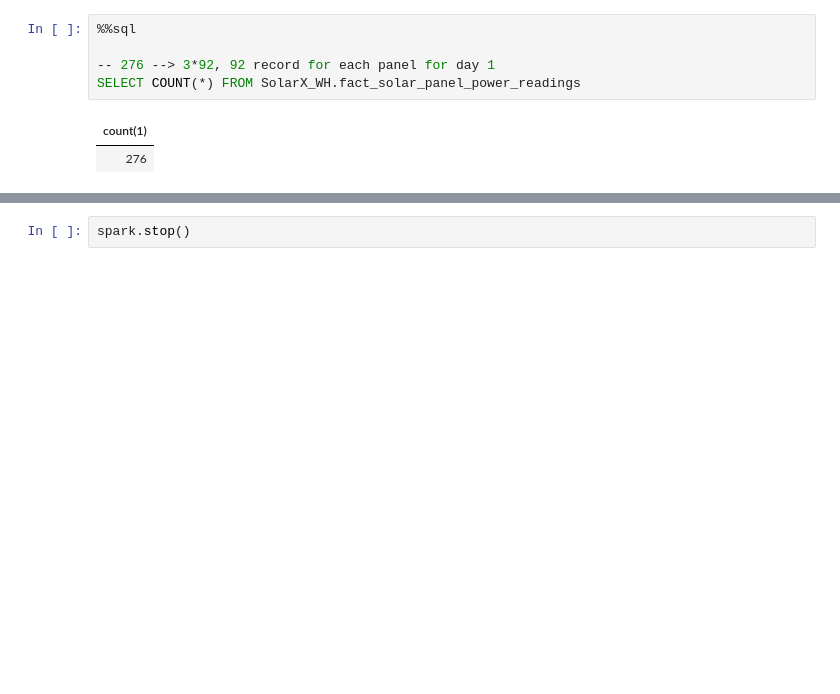
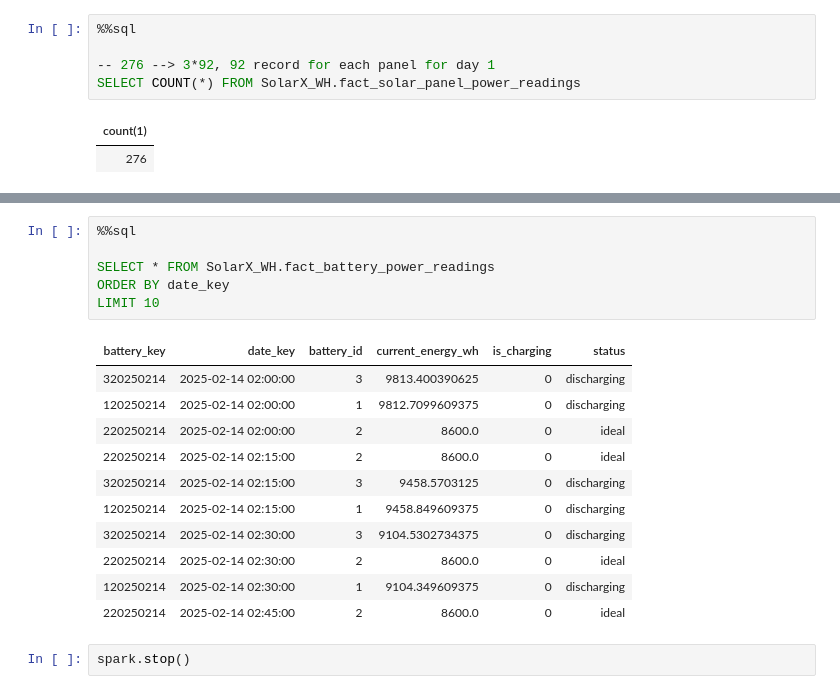
Before and after one commit to eslamdyab21/SolarX-Lakehouse, a Jupyter notebook: notebooks/wh_etl.ipynb, the cells around one changed output, grey strips where cells are left out. Drawn from its saved outputs; the diff is of its cells as text; blank space fills up the shorter version.

```diff
--- a/notebooks/wh_etl.ipynb
+++ b/notebooks/wh_etl.ipynb
@@ -1167,2 +1499,20 @@ SELECT COUNT(*) FROM SolarX_WH.fact_solar_panel_power_readings
+# %%
+%%sql
+
+SELECT * FROM SolarX_WH.fact_battery_power_readings
+ORDER BY date_key
+LIMIT 10
+# %% [output]
+| battery_key | date_key | battery_id | current_energy_wh | is_charging | status |
+| 320250214 | 2025-02-14 02:00:00 | 3 | 9813.400390625 | 0 | discharging |
+| 120250214 | 2025-02-14 02:00:00 | 1 | 9812.7099609375 | 0 | discharging |
+| 220250214 | 2025-02-14 02:00:00 | 2 | 8600.0 | 0 | ideal |
+| 220250214 | 2025-02-14 02:15:00 | 2 | 8600.0 | 0 | ideal |
+| 320250214 | 2025-02-14 02:15:00 | 3 | 9458.5703125 | 0 | discharging |
+| 120250214 | 2025-02-14 02:15:00 | 1 | 9458.849609375 | 0 | discharging |
+| 320250214 | 2025-02-14 02:30:00 | 3 | 9104.5302734375 | 0 | discharging |
+| 220250214 | 2025-02-14 02:30:00 | 2 | 8600.0 | 0 | ideal |
+| 120250214 | 2025-02-14 02:30:00 | 1 | 9104.349609375 | 0 | discharging |
+| 220250214 | 2025-02-14 02:45:00 | 2 | 8600.0 | 0 | ideal |
 # %%
 spark.stop()
```
Also changed, not shown: parts of 20 cells of this notebook.
